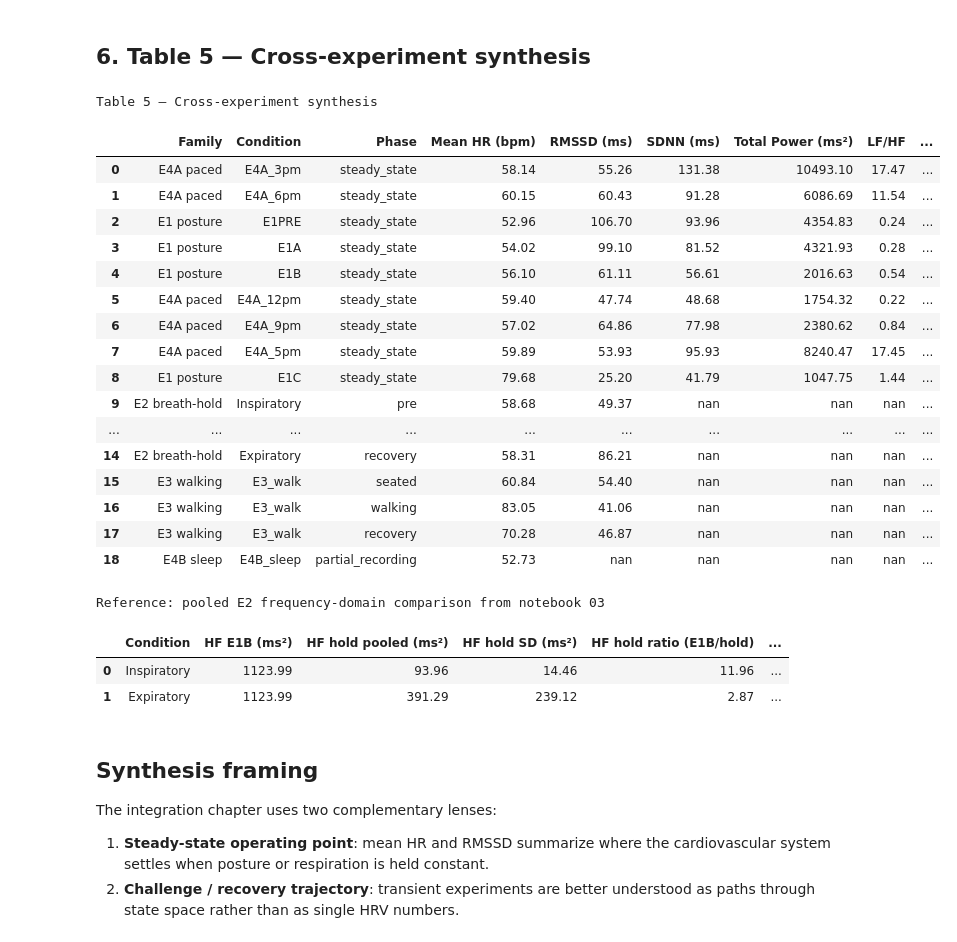
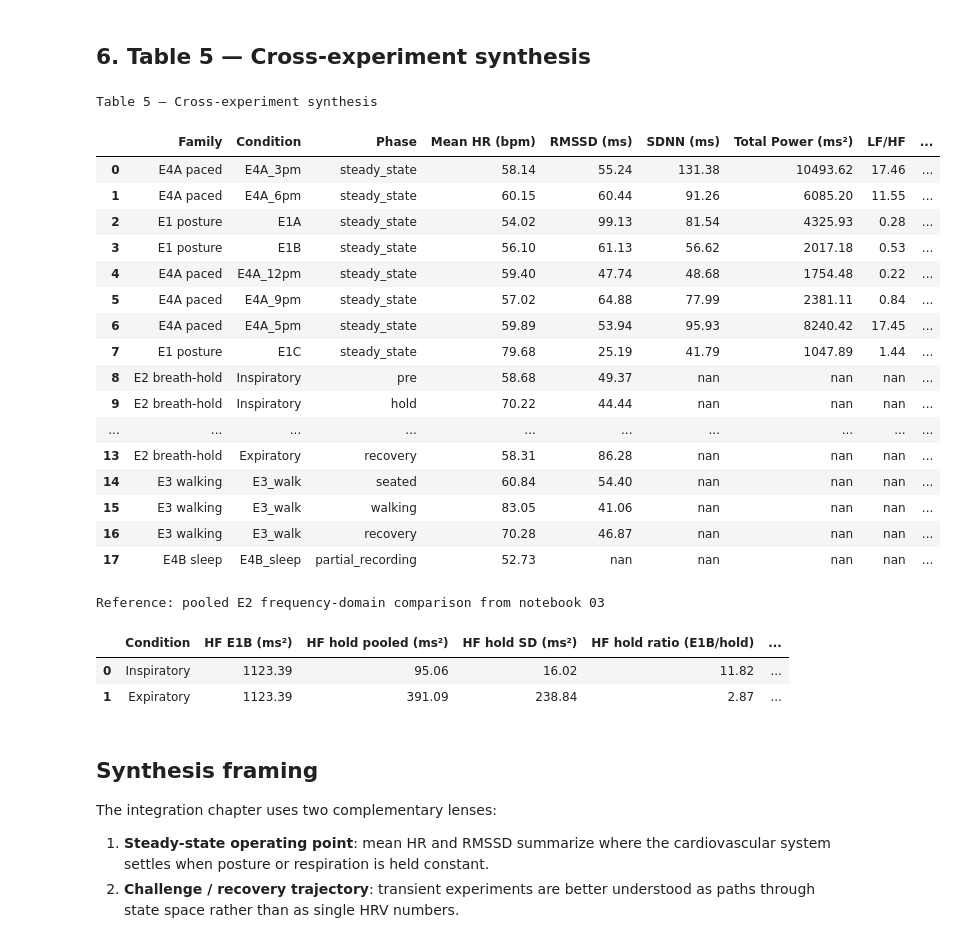
Before and after one commit to peienwu1216/hw5_ecg-analysis, a Jupyter notebook: notebooks/06_integration.ipynb, the cells around one changed output. Cells and saved outputs as stored; diff of their text form; code cells hidden in the pictures.

```diff
--- a/notebooks/06_integration.ipynb
+++ b/notebooks/06_integration.ipynb
@@ -65,9 +65,14 @@ def panel_label(ax, text):
 def save_paper_png(fig, filename):
     fig.savefig(FIG_DIR / filename, dpi=300, bbox_inches="tight")
 
+
+def save_paper_figure(fig, filename):
+    """PDF in outputs/figures (manuscript / nb06 exports)."""
+    PL.save_figure(fig, filename, fig_dir=REPO_ROOT / "outputs" / "figures")
+
+
 def short_label(key):
     mapping = {
-        "E1PRE": "Pre-sleep supine",
         "E1A": "Supine",
         "E1B": "Sitting",
         "E1C": "Standing",
@@ -104,7 +109,6 @@ E4A_COLORS = {
     "E4A_3pm": "#e15759",
 }
 E1_COLORS = {
-    "E1PRE": "#2f6690",
     "E1A": "#4c78a8",
     "E1B": "#59a14f",
     "E1C": "#c44e52",
@@ -423,7 +513,7 @@ ordered_keys = [k for k in cfg.CONDITION_ORDER if k in set(log["key"])]
 ordered_keys += [k for k in ["E2A_insp_1", "E2A_insp_2", "E2B_exp_1", "E2B_exp_2"] if k in set(log["key"])]
 log = log.set_index("key").loc[ordered_keys].reset_index()
 log["label"] = log["key"].map({
-    "E1PRE": "E1PRE", "E1A": "E1A", "E1B": "E1B", "E1C": "E1C",
+    "E1A": "E1A", "E1B": "E1B", "E1C": "E1C",
     "E4A_12pm": "E4A 12", "E4A_9pm": "E4A 9", "E4A_6pm": "E4A 6", "E4A_5pm": "E4A 5", "E4A_3pm": "E4A 3",
     "E3_walk": "E3 walk", "E4B_sleep": "E4B sleep",
     "E2A_insp_1": "E2 insp 1", "E2A_insp_2": "E2 insp 2", "E2B_exp_1": "E2 exp 1", "E2B_exp_2": "E2 exp 2",
@@ -563,54 +653,54 @@ for _, row in e3_df.iterrows():
             "Total Power (ms²)": np.nan,
             "LF/HF": np.nan,
             "Validity note": note,
             "Synthesis note": synthesis,
         }
     )
 
 table_rows.append(
     {
         "Family": "E4B sleep",
         "Condition": "E4B_sleep",
         "Phase": "partial_recording",
         "Mean HR (bpm)": np.nanmean(hr_smooth[valid]),
         "RMSSD (ms)": np.nan,
         "SDNN (ms)": np.nan,
         "Total Power (ms²)": np.nan,
         "LF/HF": np.nan,
         "Validity note": "Partial recording: HR trend only",
-        "Synthesis note": f"Delta HR {sleep_delta:+.1f} bpm over {sleep_duration_min:.1f} min relative to E1PRE anchor {sleep_anchor:.1f} bpm",
+        "Synthesis note": f"Delta HR {sleep_delta:+.1f} bpm over {sleep_duration_min:.1f} min relative to {e4b_anchor_key} anchor {sleep_anchor:.1f} bpm",
     }
 )
 
 df_sum = pd.DataFrame(table_rows)
 df_sum.to_csv(TBL_DIR / "table_5_cross_experiment.csv", index=False)
 display(df_sum.style.format(precision=2).set_caption("Table 5 — Cross-experiment synthesis"))
 
 if not pooled_df.empty:
     display(pooled_df.style.format(precision=2).set_caption("Reference: pooled E2 frequency-domain comparison from notebook 03"))
 # %% [output]
 Table 5 — Cross-experiment synthesis
 |  | Family | Condition | Phase | Mean HR (bpm) | RMSSD (ms) | SDNN (ms) | Total Power (ms²) | LF/HF | ... |
-| 0 | E4A paced | E4A_3pm | steady_state | 58.14 | 55.26 | 131.38 | 10493.10 | 17.47 | ... |
-| 1 | E4A paced | E4A_6pm | steady_state | 60.15 | 60.43 | 91.28 | 6086.69 | 11.54 | ... |
-| 2 | E1 posture | E1PRE | steady_state | 52.96 | 106.70 | 93.96 | 4354.83 | 0.24 | ... |
-| 3 | E1 posture | E1A | steady_state | 54.02 | 99.10 | 81.52 | 4321.93 | 0.28 | ... |
-| 4 | E1 posture | E1B | steady_state | 56.10 | 61.11 | 56.61 | 2016.63 | 0.54 | ... |
-| 5 | E4A paced | E4A_12pm | steady_state | 59.40 | 47.74 | 48.68 | 1754.32 | 0.22 | ... |
-| 6 | E4A paced | E4A_9pm | steady_state | 57.02 | 64.86 | 77.98 | 2380.62 | 0.84 | ... |
-| 7 | E4A paced | E4A_5pm | steady_state | 59.89 | 53.93 | 95.93 | 8240.47 | 17.45 | ... |
-| 8 | E1 posture | E1C | steady_state | 79.68 | 25.20 | 41.79 | 1047.75 | 1.44 | ... |
-| 9 | E2 breath-hold | Inspiratory | pre | 58.68 | 49.37 | nan | nan | nan | ... |
+| 0 | E4A paced | E4A_3pm | steady_state | 58.14 | 55.24 | 131.38 | 10493.62 | 17.46 | ... |
+| 1 | E4A paced | E4A_6pm | steady_state | 60.15 | 60.44 | 91.26 | 6085.20 | 11.55 | ... |
+| 2 | E1 posture | E1A | steady_state | 54.02 | 99.13 | 81.54 | 4325.93 | 0.28 | ... |
+| 3 | E1 posture | E1B | steady_state | 56.10 | 61.13 | 56.62 | 2017.18 | 0.53 | ... |
+| 4 | E4A paced | E4A_12pm | steady_state | 59.40 | 47.74 | 48.68 | 1754.48 | 0.22 | ... |
+| 5 | E4A paced | E4A_9pm | steady_state | 57.02 | 64.88 | 77.99 | 2381.11 | 0.84 | ... |
+| 6 | E4A paced | E4A_5pm | steady_state | 59.89 | 53.94 | 95.93 | 8240.42 | 17.45 | ... |
+| 7 | E1 posture | E1C | steady_state | 79.68 | 25.19 | 41.79 | 1047.89 | 1.44 | ... |
+| 8 | E2 breath-hold | Inspiratory | pre | 58.68 | 49.37 | nan | nan | nan | ... |
+| 9 | E2 breath-hold | Inspiratory | hold | 70.22 | 44.44 | nan | nan | nan | ... |
 | ... | ... | ... | ... | ... | ... | ... | ... | ... | ... |
-| 14 | E2 breath-hold | Expiratory | recovery | 58.31 | 86.21 | nan | nan | nan | ... |
-| 15 | E3 walking | E3_walk | seated | 60.84 | 54.40 | nan | nan | nan | ... |
-| 16 | E3 walking | E3_walk | walking | 83.05 | 41.06 | nan | nan | nan | ... |
-| 17 | E3 walking | E3_walk | recovery | 70.28 | 46.87 | nan | nan | nan | ... |
-| 18 | E4B sleep | E4B_sleep | partial_recording | 52.73 | nan | nan | nan | nan | ... |
+| 13 | E2 breath-hold | Expiratory | recovery | 58.31 | 86.28 | nan | nan | nan | ... |
+| 14 | E3 walking | E3_walk | seated | 60.84 | 54.40 | nan | nan | nan | ... |
+| 15 | E3 walking | E3_walk | walking | 83.05 | 41.06 | nan | nan | nan | ... |
+| 16 | E3 walking | E3_walk | recovery | 70.28 | 46.87 | nan | nan | nan | ... |
+| 17 | E4B sleep | E4B_sleep | partial_recording | 52.73 | nan | nan | nan | nan | ... |
 Reference: pooled E2 frequency-domain comparison from notebook 03
 |  | Condition | HF E1B (ms²) | HF hold pooled (ms²) | HF hold SD (ms²) | HF hold ratio (E1B/hold) | ... |
-| 0 | Inspiratory | 1123.99 | 93.96 | 14.46 | 11.96 | ... |
-| 1 | Expiratory | 1123.99 | 391.29 | 239.12 | 2.87 | ... |
+| 0 | Inspiratory | 1123.39 | 95.06 | 16.02 | 11.82 | ... |
+| 1 | Expiratory | 1123.39 | 391.09 | 238.84 | 2.87 | ... |
 # %% [markdown]
 ## Synthesis framing
 
```
Also changed, not shown: parts of 6 cells of this notebook.
